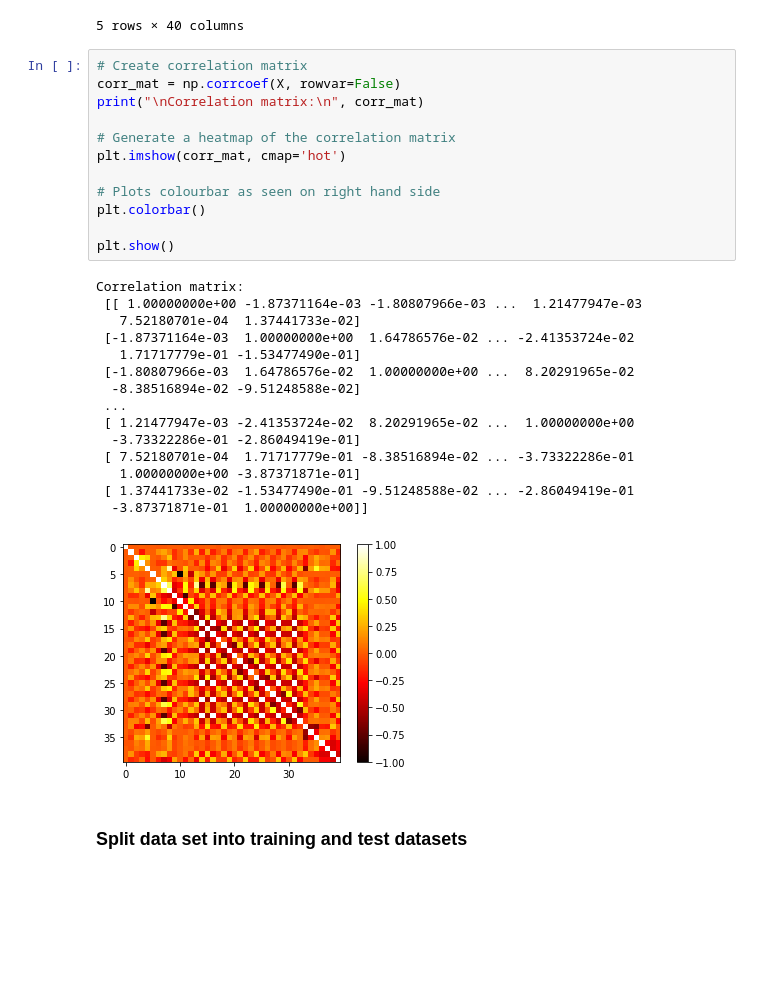
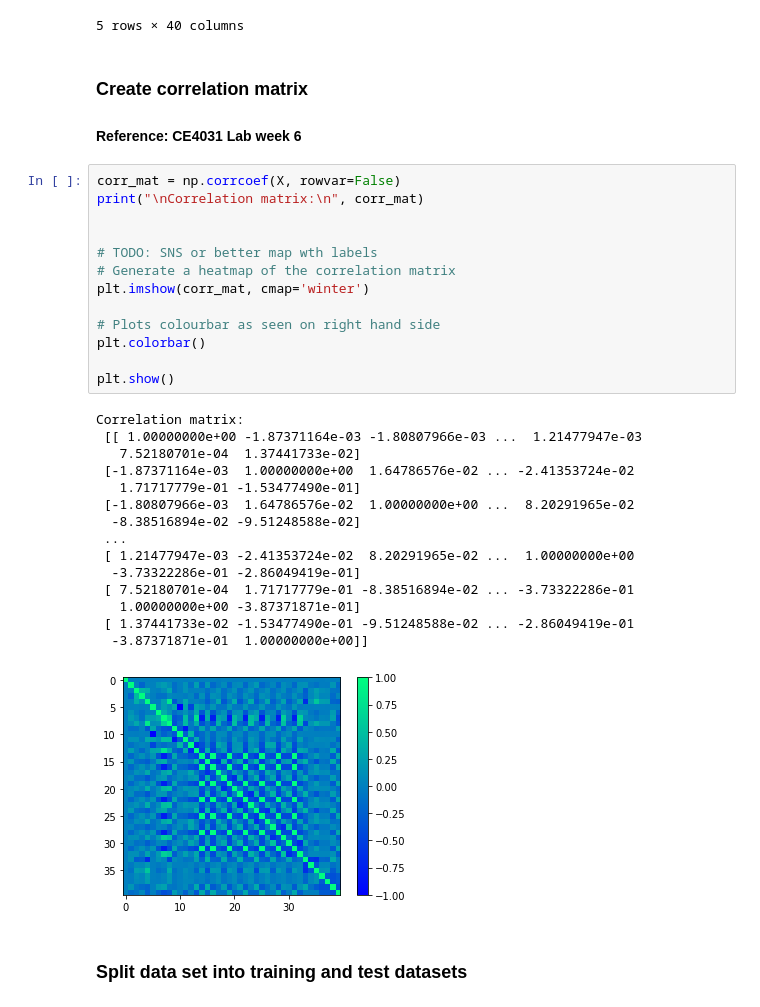
Before and after one commit to vipulpopat/MSCAI_CE4021_Project, a Jupyter notebook: Etivity_18195067.ipynb, the cells around one changed output. Drawn from its saved outputs; the diff is of its cells as text; blank space fills up the shorter version.

```diff
--- a/Etivity_18195067.ipynb
+++ b/Etivity_18195067.ipynb
@@ -417,34 +484,38 @@ X.head()
 | 3 | 1.0 | 0.0 | 0.0 | 0.0 | 45.0 | 0.0 | 0.0 | 42.30 | ... |
 | 4 | 0.0 | 0.0 | 0.0 | 0.0 | 2.0 | 1.0 | 1.0 | 70.70 | ... |
 5 rows × 40 columns
+# %% [markdown]
+### Create correlation matrix
+#### Reference: CE4031 Lab week 6
 # %%
-# Create correlation matrix
 corr_mat = np.corrcoef(X, rowvar=False)
 print("\nCorrelation matrix:\n", corr_mat)
 
+
+# TODO: SNS or better map wth labels
 # Generate a heatmap of the correlation matrix
-plt.imshow(corr_mat, cmap='hot')
+plt.imshow(corr_mat, cmap='winter')
 
 # Plots colourbar as seen on right hand side
 plt.colorbar()
 
 plt.show()
 # %% [output]
 Correlation matrix:
  [[ 1.00000000e+00 -1.87371164e-03 -1.80807966e-03 ...  1.21477947e-03
    7.52180701e-04  1.37441733e-02]
  [-1.87371164e-03  1.00000000e+00  1.64786576e-02 ... -2.41353724e-02
    1.71717779e-01 -1.53477490e-01]
  [-1.80807966e-03  1.64786576e-02  1.00000000e+00 ...  8.20291965e-02
   -8.38516894e-02 -9.51248588e-02]
  ...
  [ 1.21477947e-03 -2.41353724e-02  8.20291965e-02 ...  1.00000000e+00
   -3.73322286e-01 -2.86049419e-01]
  [ 7.52180701e-04  1.71717779e-01 -8.38516894e-02 ... -3.73322286e-01
    1.00000000e+00 -3.87371871e-01]
  [ 1.37441733e-02 -1.53477490e-01 -9.51248588e-02 ... -2.86049419e-01
   -3.87371871e-01  1.00000000e+00]]
-[figure, old version]
+[figure, new version]
 # %% [markdown]
 ### Split data set into training and test datasets
 # %%
```
Also changed, not shown: parts of 39 cells of this notebook.
